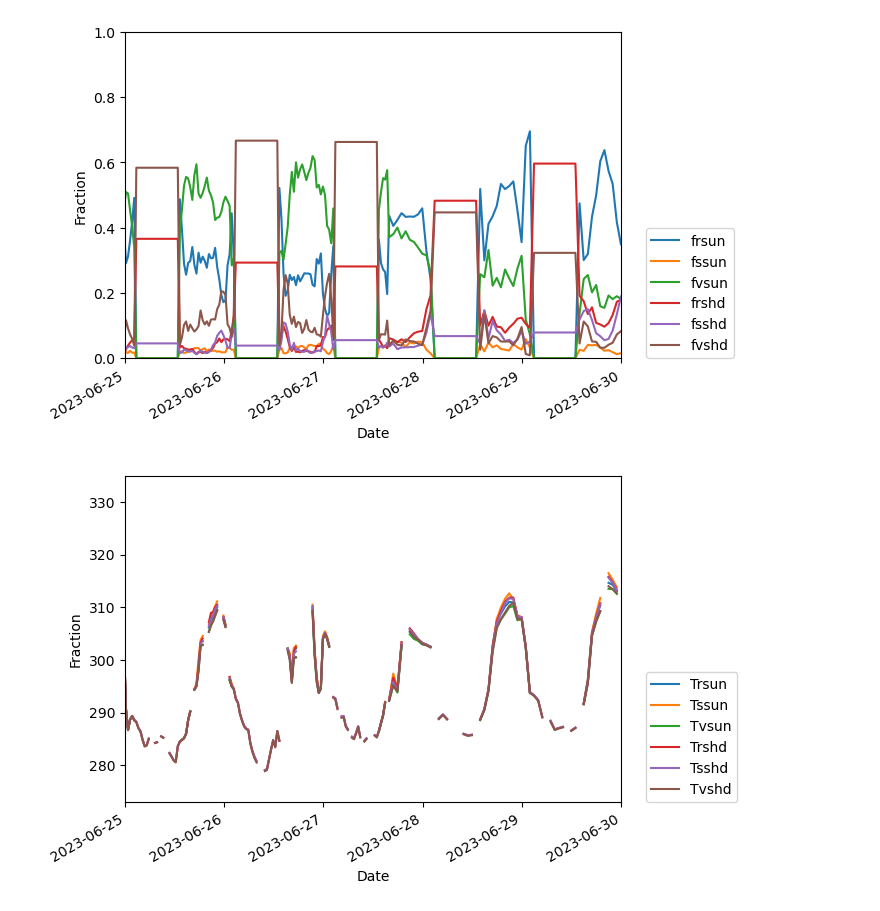
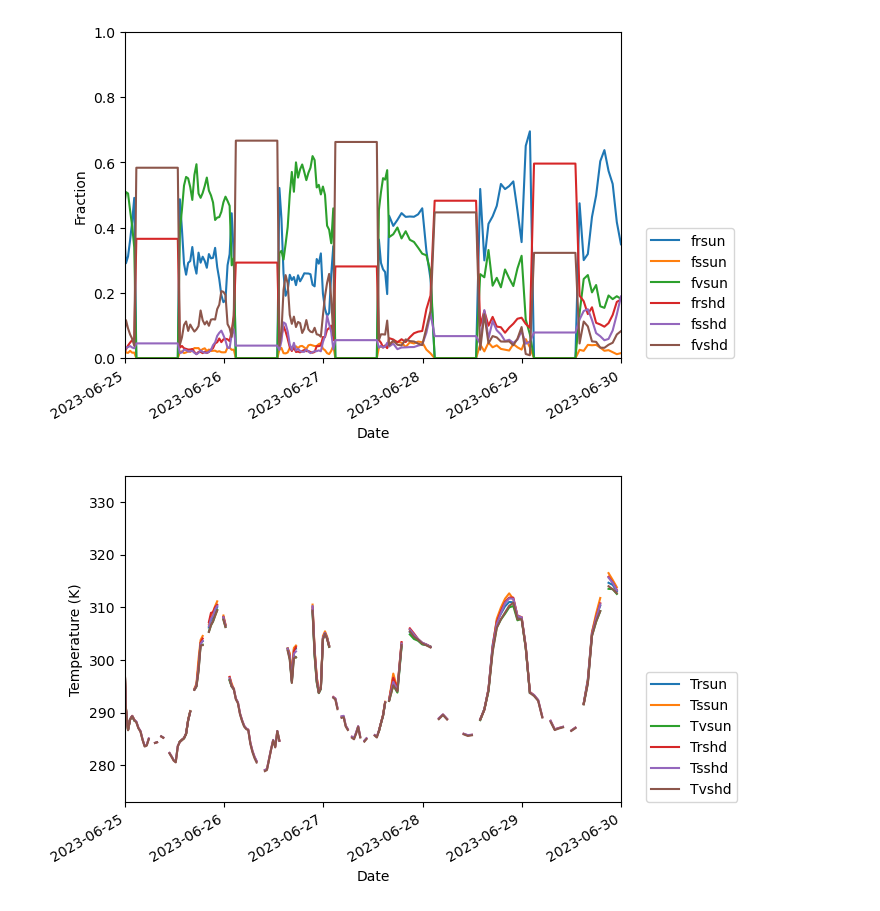
Before and after one commit to cafltar/CookIRCamET, a Jupyter notebook: label_imgs_paper.ipynb, the cells around one changed output. Cells and saved outputs as stored; diff of their text form; code cells hidden in the pictures.

```diff
--- a/label_imgs_paper.ipynb
+++ b/label_imgs_paper.ipynb
@@ -456,9 +456,9 @@ fig.get_figure().savefig(os.path.join(p3,'cook_hy2023_v2_f.png'),dpi=300,bbox_in
 # %%
 fig=cook_hy2023_v2.plot(x='times',y=['Trsun','Tssun','Tvsun','Trshd','Tsshd','Tvshd'],xlim=xlim,ylim=[273,335])
 ax = fig.axes
 ax.set_xlabel('Date')
-ax.set_ylabel('Fraction')
+ax.set_ylabel('Temperature (K)')
 ax.legend(loc=[1.05 ,0])
-fig.get_figure().savefig(os.path.join(p3,'cook_hy2023_v2_t.png'),dpi=300,bbox_inches='tight')
+fig.get_figure().savefig(os.path.join(p4,'cook_hy2023_v2_t.png'),dpi=300,bbox_inches='tight')
 # %% [output]
-[figure, old version]
+[figure, new version]
```
Also changed, not shown: parts of 3 cells of this notebook, 1 other file.
